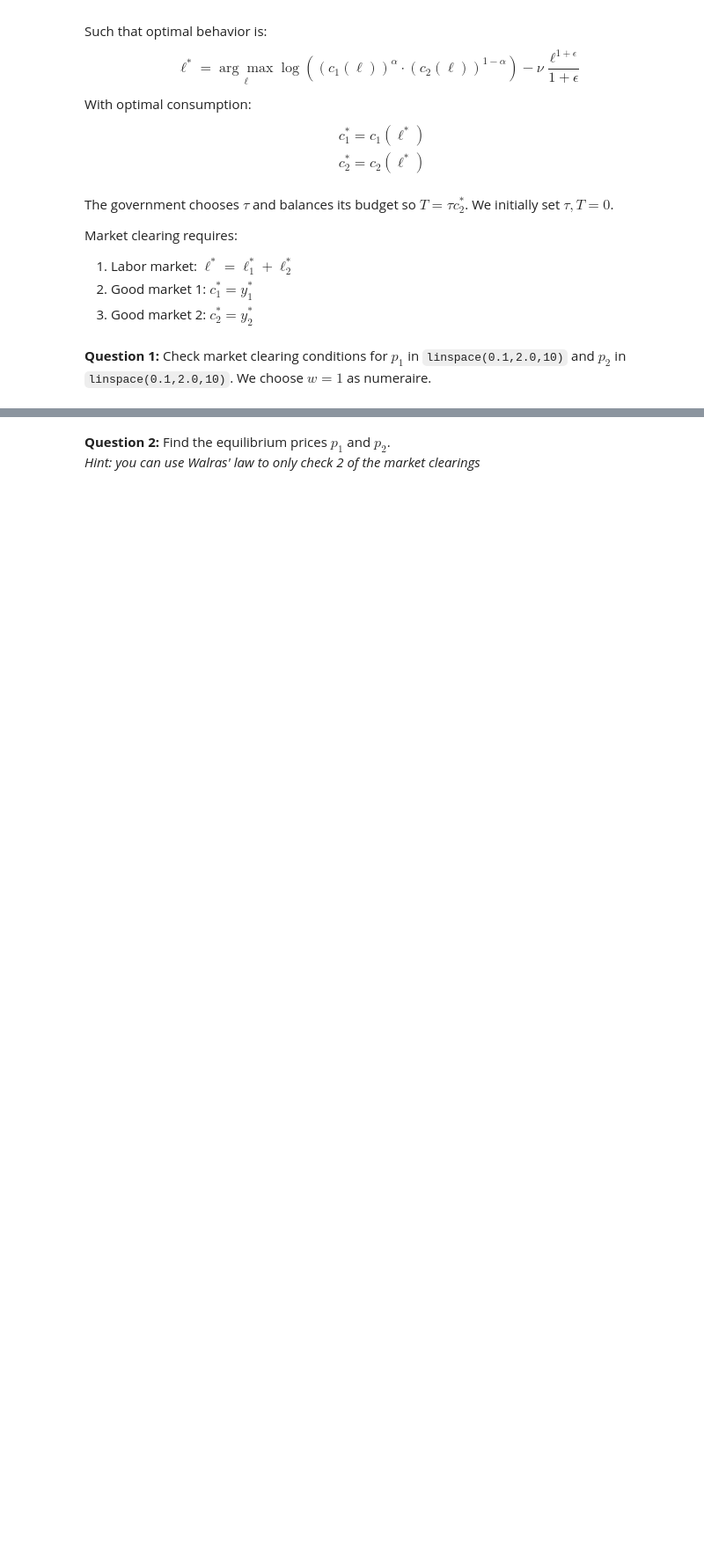
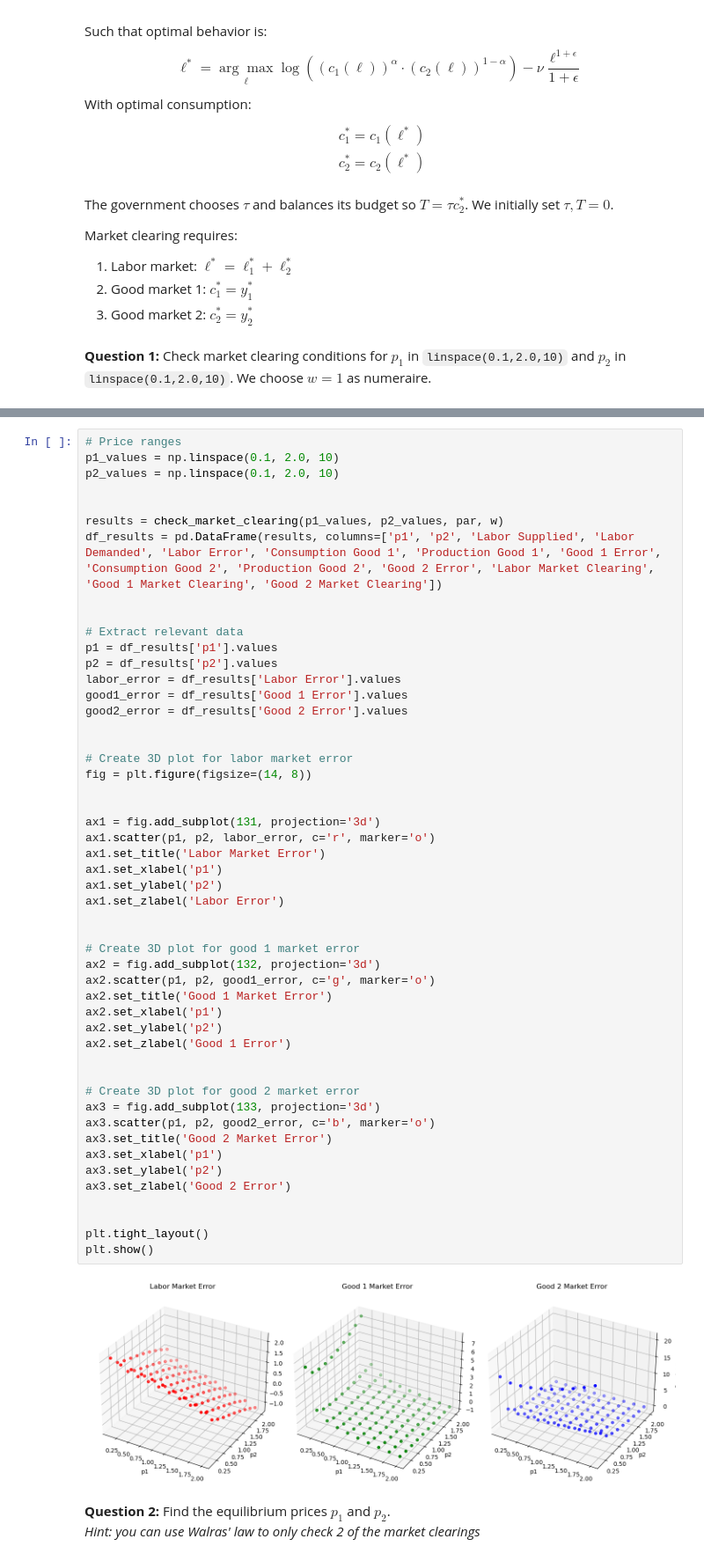
Before and after one commit to NumEconCopenhagen/projects-2024-maja-sarah-marcus, a Jupyter notebook: Exam/exam_2024.ipynb, the cells around one changed output, grey strips where cells are left out. Shown: that part at 88% size. Cells and saved outputs as stored; diff of their text form; blank space fills up the shorter version.

```diff
--- a/Exam/exam_2024.ipynb
+++ b/Exam/exam_2024.ipynb
@@ -182,3 +147,55 @@ No combination of prices in the given range leads to all markets clearing.
+# %%
+# Price ranges
+p1_values = np.linspace(0.1, 2.0, 10)
+p2_values = np.linspace(0.1, 2.0, 10)
+
+
+results = check_market_clearing(p1_values, p2_values, par, w)
+df_results = pd.DataFrame(results, columns=['p1', 'p2', 'Labor Supplied', 'Labor Demanded', 'Labor Error', 'Consumption Good 1', 'Production Good 1', 'Good 1 Error', 'Consumption Good 2', 'Production Good 2', 'Good 2 Error', 'Labor Market Clearing', 'Good 1 Market Clearing', 'Good 2 Market Clearing'])
+
+
+# Extract relevant data
+p1 = df_results['p1'].values
+p2 = df_results['p2'].values
+labor_error = df_results['Labor Error'].values
+good1_error = df_results['Good 1 Error'].values
+good2_error = df_results['Good 2 Error'].values
+
+
+# Create 3D plot for labor market error
+fig = plt.figure(figsize=(14, 8))
+
+
+ax1 = fig.add_subplot(131, projection='3d')
+ax1.scatter(p1, p2, labor_error, c='r', marker='o')
+ax1.set_title('Labor Market Error')
+ax1.set_xlabel('p1')
+ax1.set_ylabel('p2')
+ax1.set_zlabel('Labor Error')
+
+
+# Create 3D plot for good 1 market error
+ax2 = fig.add_subplot(132, projection='3d')
+ax2.scatter(p1, p2, good1_error, c='g', marker='o')
+ax2.set_title('Good 1 Market Error')
+ax2.set_xlabel('p1')
+ax2.set_ylabel('p2')
+ax2.set_zlabel('Good 1 Error')
+
+
+# Create 3D plot for good 2 market error
+ax3 = fig.add_subplot(133, projection='3d')
+ax3.scatter(p1, p2, good2_error, c='b', marker='o')
+ax3.set_title('Good 2 Market Error')
+ax3.set_xlabel('p1')
+ax3.set_ylabel('p2')
+ax3.set_zlabel('Good 2 Error')
+
+
+plt.tight_layout()
+plt.show()
+# %% [output]
+[figure, added]
 # %% [markdown]
 **Question 2:** Find the equilibrium prices $p_1$ and $p_2$.<br>
 *Hint: you can use Walras' law to only check 2 of the market clearings*
```
Also changed, not shown: parts of 6 cells of this notebook.
